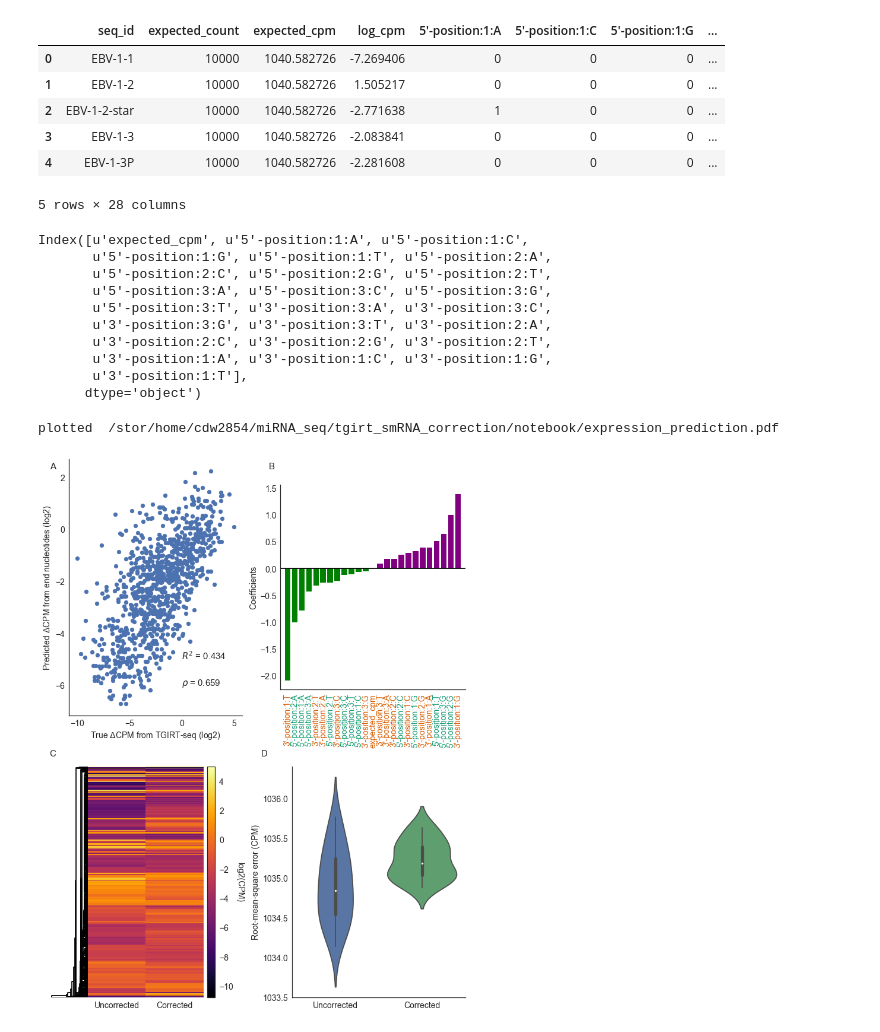
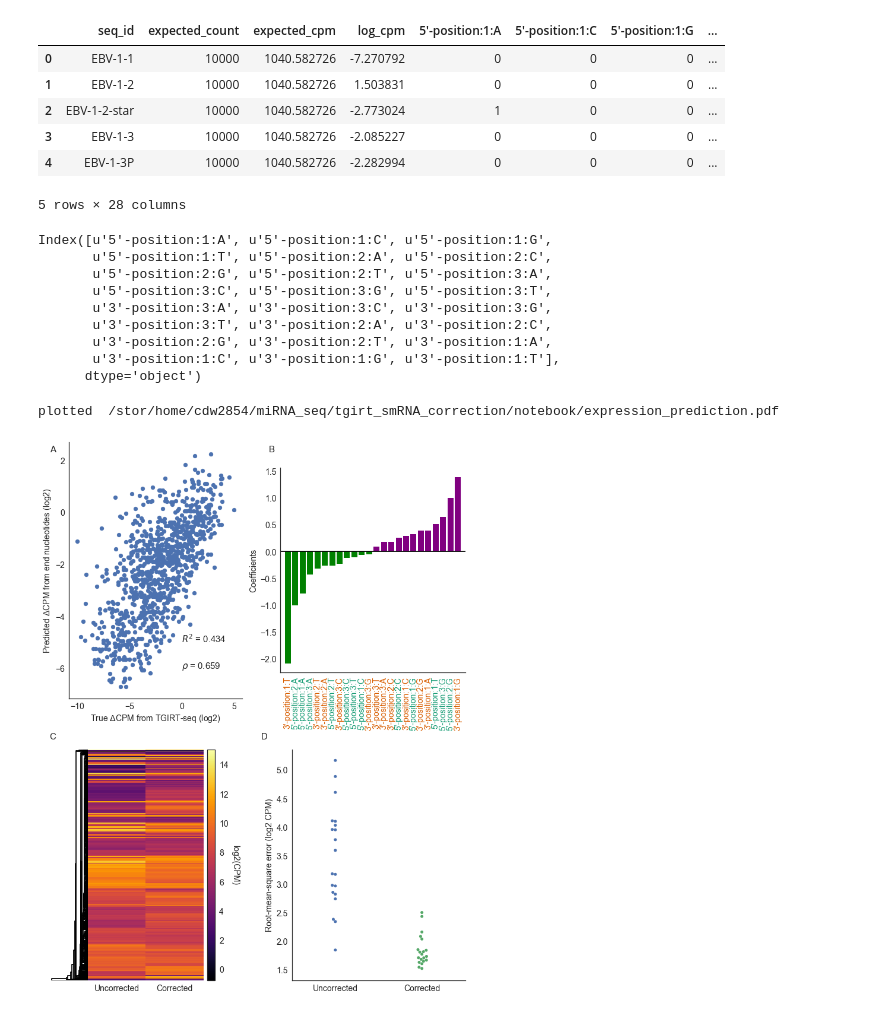
Before and after one commit to wckdouglas/tgirt_smRNA_correction, a Jupyter notebook: notebook/lm_model.ipynb, the cells around one changed output. Drawn from its saved outputs; the diff is of its cells as text; code cells hidden in the pictures.

```diff
--- a/notebook/lm_model.ipynb
+++ b/notebook/lm_model.ipynb
@@ -50,35 +50,34 @@ def preprocess_dataframe(df):
 df = pd.read_table('../test/test_train_set.tsv')\
     .assign(expected_cpm = lambda d: count_to_cpm(d['expected_count']))\
     .assign(cpm = lambda d: count_to_cpm(d['experimental_count']))\
-    .assign(log_cpm = lambda d: np.log2(d.cpm+1) - np.log2(d.expected_cpm))\
+    .assign(log_cpm = lambda d: np.log2(d.cpm+1) - np.log2(d.expected_cpm+1))\
     .pipe(preprocess_dataframe) \
     .drop(['experimental_count','cpm'], axis=1)
 df.head()
 # %% [output]
 |  | seq_id | expected_count | expected_cpm | log_cpm | 5'-position:1:A | 5'-position:1:C | 5'-position:1:G | ... |
-| 0 | EBV-1-1 | 10000 | 1040.582726 | -7.269406 | 0 | 0 | 0 | ... |
-| 1 | EBV-1-2 | 10000 | 1040.582726 | 1.505217 | 0 | 0 | 0 | ... |
-| 2 | EBV-1-2-star | 10000 | 1040.582726 | -2.771638 | 1 | 0 | 0 | ... |
-| 3 | EBV-1-3 | 10000 | 1040.582726 | -2.083841 | 0 | 0 | 0 | ... |
-| 4 | EBV-1-3P | 10000 | 1040.582726 | -2.281608 | 0 | 0 | 0 | ... |
+| 0 | EBV-1-1 | 10000 | 1040.582726 | -7.270792 | 0 | 0 | 0 | ... |
+| 1 | EBV-1-2 | 10000 | 1040.582726 | 1.503831 | 0 | 0 | 0 | ... |
+| 2 | EBV-1-2-star | 10000 | 1040.582726 | -2.773024 | 1 | 0 | 0 | ... |
+| 3 | EBV-1-3 | 10000 | 1040.582726 | -2.085227 | 0 | 0 | 0 | ... |
+| 4 | EBV-1-3P | 10000 | 1040.582726 | -2.282994 | 0 | 0 | 0 | ... |
 5 rows × 28 columns
 # %%
-X = df.drop(['seq_id','log_cpm','expected_count'], axis=1)
+X = df.drop(['seq_id','log_cpm','expected_count','expected_cpm'], axis=1)
 X.columns
 # %% [output]
-Index([u'expected_cpm', u'5'-position:1:A', u'5'-position:1:C',
-       u'5'-position:1:G', u'5'-position:1:T', u'5'-position:2:A',
-       u'5'-position:2:C', u'5'-position:2:G', u'5'-position:2:T',
-       u'5'-position:3:A', u'5'-position:3:C', u'5'-position:3:G',
-       u'5'-position:3:T', u'3'-position:3:A', u'3'-position:3:C',
-       u'3'-position:3:G', u'3'-position:3:T', u'3'-position:2:A',
-       u'3'-position:2:C', u'3'-position:2:G', u'3'-position:2:T',
-       u'3'-position:1:A', u'3'-position:1:C', u'3'-position:1:G',
-       u'3'-position:1:T'],
+Index([u'5'-position:1:A', u'5'-position:1:C', u'5'-position:1:G',
+       u'5'-position:1:T', u'5'-position:2:A', u'5'-position:2:C',
+       u'5'-position:2:G', u'5'-position:2:T', u'5'-position:3:A',
+       u'5'-position:3:C', u'5'-position:3:G', u'5'-position:3:T',
+       u'3'-position:3:A', u'3'-position:3:C', u'3'-position:3:G',
+       u'3'-position:3:T', u'3'-position:2:A', u'3'-position:2:C',
+       u'3'-position:2:G', u'3'-position:2:T', u'3'-position:1:A',
+       u'3'-position:1:C', u'3'-position:1:G', u'3'-position:1:T'],
       dtype='object')
 # %%
 def train_lm(d, ax):
-    X = d.drop(['seq_id','log_cpm','expected_count'], axis=1)
+    X = d.drop(['seq_id','log_cpm','expected_count','expected_cpm'], axis=1)
     Y = d['log_cpm'].values
     lm = Ridge()
     lm.fit( X, Y)
@@ -98,7 +97,7 @@ def train_lm(d, ax):
 #.assign(side = lambda d: d.X.str.replace('-position:[0-9]-[ACTG]$','')) \
 #            .assign(X = lambda d: d.X.str.replace('-[ACTG]$','')) \
 def coefficient_plot(d, lm, ax):
-    X_factor = d.drop(['log_cpm','seq_id','expected_count'], axis=1).columns
+    X_factor = d.drop(['log_cpm','seq_id','expected_count','expected_cpm'], axis=1).columns
     coefficient = lm.coef_
     colors = sns.color_palette('Dark2',10)
     d = pd.DataFrame({'X': X_factor, 'coef':coefficient})  \
@@ -131,14 +130,10 @@ def cross_validation(X_train, X_test, Y_train, Y_test, i):
     lm = Ridge()
     lm.fit(X_train, Y_train)
 
-    log2_y = Y_test - np.sum(lm.coef_ * X_test, axis=1)
-    y = np.power(2,log2_y)
-
-    expected_y = 1035.9
-
-    err = y - expected_y
+    err = X_test * lm.coef_
+    err = err.sum(axis=1)
     error_df = pd.DataFrame({'Corrected':err,
-                             'Uncorrected': np.power(2,Y_test) - expected_y})\
+                             'Uncorrected': Y_test})\
         .pipe(pd.melt,
               var_name = 'correction',
               value_name = 'error') \
@@ -147,7 +142,7 @@ def cross_validation(X_train, X_test, Y_train, Y_test, i):
     return error_df
 
 def plot_error(ax, X, Y, df):
-    X = df.drop(['seq_id','log_cpm','expected_count'], axis=1).values
+    X = df.drop(['seq_id','log_cpm','expected_count','expected_cpm'], axis=1).values
     Y = df['log_cpm'].values
     kf = KFold(n_splits=20, random_state=0)
     dfs = []
@@ -157,10 +152,10 @@ def plot_error(ax, X, Y, df):
         df = cross_validation(X_train, X_test, Y_train, Y_test, i)
         dfs.append(df)
     error_df = pd.concat(dfs)
-    sns.violinplot(data=error_df, x = 'correction',
+    sns.swarmplot(data=error_df, x = 'correction',
                 y = 'error', order=['Uncorrected','Corrected'])
     ax.set_xlabel(' ')
-    ax.set_ylabel('Root-mean-square error (CPM)')
+    ax.set_ylabel('Root-mean-square error (log2 CPM)')
     ax.spines['top'].set_visible(False)
     ax.spines['right'].set_visible(False)
     return error_df
@@ -182,7 +177,7 @@ def make_cluster(d, ax):
     return l
 
 def plot_heat(compare_df, cl, ax, cax):
-    plot_df = compare_df.iloc[cl['leaves'],[1,0]]
+    plot_df = compare_df.iloc[cl['leaves'],[1,0]] + np.log2(1040.5)
     hm = ax.imshow(plot_df, cmap='inferno',aspect='auto')
     ax.xaxis.set_ticks(range(0,2))
     ax.set_xticklabels(plot_df.columns)
@@ -197,31 +192,31 @@ plt.rc('ytick',labelsize=14)
 plt.rc('axes',labelsize=14)
 fig = plt.figure(figsize=(9,12))
 ax = fig.add_axes([0,0.55,0.45,0.5])
 ax2 = fig.add_axes([0.55,0.6,0.48,0.4])
 lm, X, Y = train_lm(df,ax)
 coefficient_plot(df, lm, ax2)
 
 
 #plot heatmap and error
 compare_df = pd.DataFrame({'Corrected':Y - np.sum(lm.coef_ * X, axis=1),
                            'Uncorrected':df.log_cpm})
 d_ax = fig.add_axes([-0.05,0,0.1,0.45])
 cl = make_cluster(compare_df, d_ax)
 map_ax = fig.add_axes([0.05,0,0.3,0.45])
 cbar_ax = fig.add_axes([0.36,0,0.02,0.45])
 plot_heat(compare_df, cl, map_ax, cbar_ax)
 
 ax3 = fig.add_axes([0.58,0,0.45,0.45])
 error_df = plot_error(ax3, X, Y, df)
 
 #fig.tight_layout()
 fig.text(-0.05,1.03,'A',size=15)
 fig.text(0.52,1.03,'B',size=15)
 fig.text(-0.05, 0.47,'C',size=15)
 fig.text(0.5, 0.47,'D',size=15)
 figurename = os.getcwd() + '/expression_prediction.pdf'
 fig.savefig(figurename, bbox_inches='tight', transparent=True)
 print 'plotted ', figurename
 # %% [output]
 plotted  /stor/home/cdw2854/miRNA_seq/tgirt_smRNA_correction/notebook/expression_prediction.pdf
-[figure, old version]
+[figure, new version]
```
Also changed, not shown: 1 other file.
